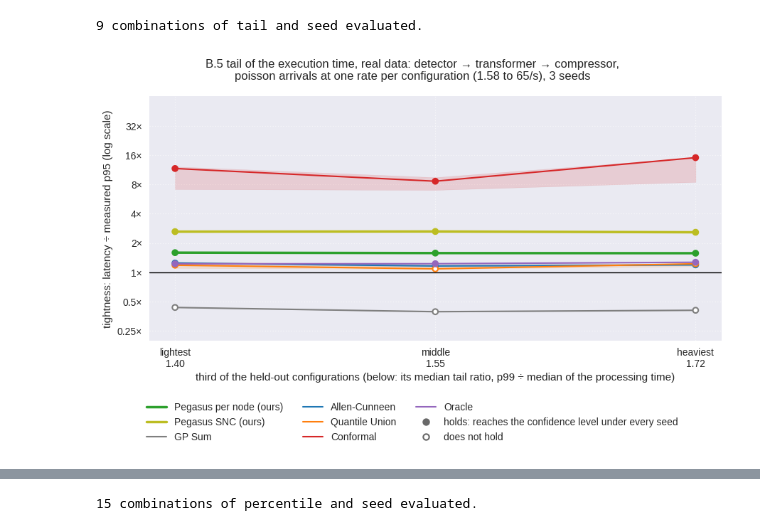
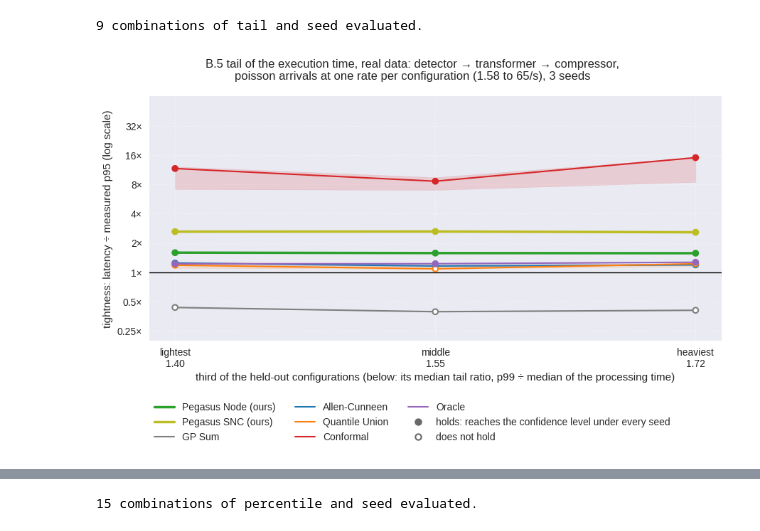
Before and after one commit to borissedlak/composable-autonomous-offerings, a Jupyter notebook: notebooks/tsc/2_evaluation.ipynb, the cells around one changed output, grey strips where cells are left out. Saved outputs shown, nothing was run; the diff lists cells and outputs as text; code cells hidden in the pictures.

```diff
--- a/notebooks/tsc/2_evaluation.ipynb
+++ b/notebooks/tsc/2_evaluation.ipynb
@@ -333,7 +333,7 @@ def base_case(s):
                                                                                             path_workers=workers, **workload).sum(axis=0)),
         "union bound, martingale nodes": ("proposed", sum(martingale_closed_form_node_bound(*b, epsilon=alpha / K, workers=w, **workload)
                                                           for b, w in zip(beliefs, workers))),
-        "union bound, propagated martingale nodes = Pegasus per node": ("proposed", methods[PROPOSED][1]),
+        "union bound, propagated martingale nodes = Pegasus Node": ("proposed", methods[PROPOSED][1]),
         "network service curve, independent services = Pegasus SNC": ("proposed", methods[PROPOSED_SNC][1]),
         "network service curve, Hölder (any dependence)": ("proposed", network_service_bound(beliefs, epsilon=alpha, path_workers=workers, **workload)),
     }
@@ -1205,12 +1260,12 @@ print(f"{len(tail_methods)} combinations of tail and seed evaluated.")
 # %%
 tail_statistics = sweep_statistics(tail_methods, tail_truth, execution_tails, seeds, confidence)   # name -> coverage, tightness, holds, computed
 # with real data the three groups are placed at equal distances, because their tail ratios are not spread evenly
 tail_positions = execution_tails if data_source == "synthetic" else list(range(len(execution_tails)))
 tightness_sweep_figure(tail_positions, tail_statistics, tail_axis,
                        f"B.5 tail of the execution time, {data_source} data: {' → '.join(base.path)},\n{arrivals}, {len(seeds)} seeds", p_label,
-                       tick_labels=tail_ticks, log_x=False)
+                       tick_labels=tail_ticks, log_x=False, name=f"b5_tails_{data_source}")
 # %% [output]
-[figure, old version]
+[figure, new version]
 # %%
 display(Markdown(
     f"**What this shows** ({data_source} data, {arrivals}, ε = {alpha:g}, {len(seeds)} seeds).\n"
```
Also changed, not shown: parts of 28 cells of this notebook, 17 other files.
